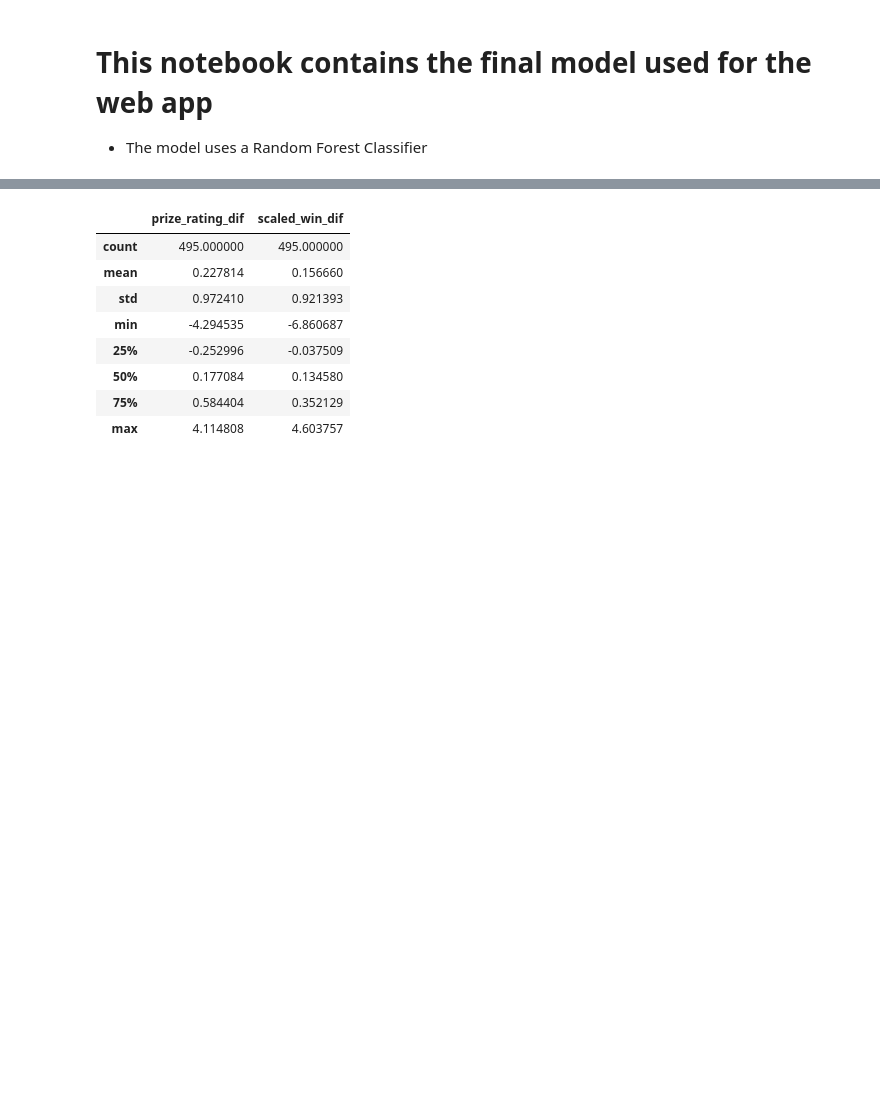
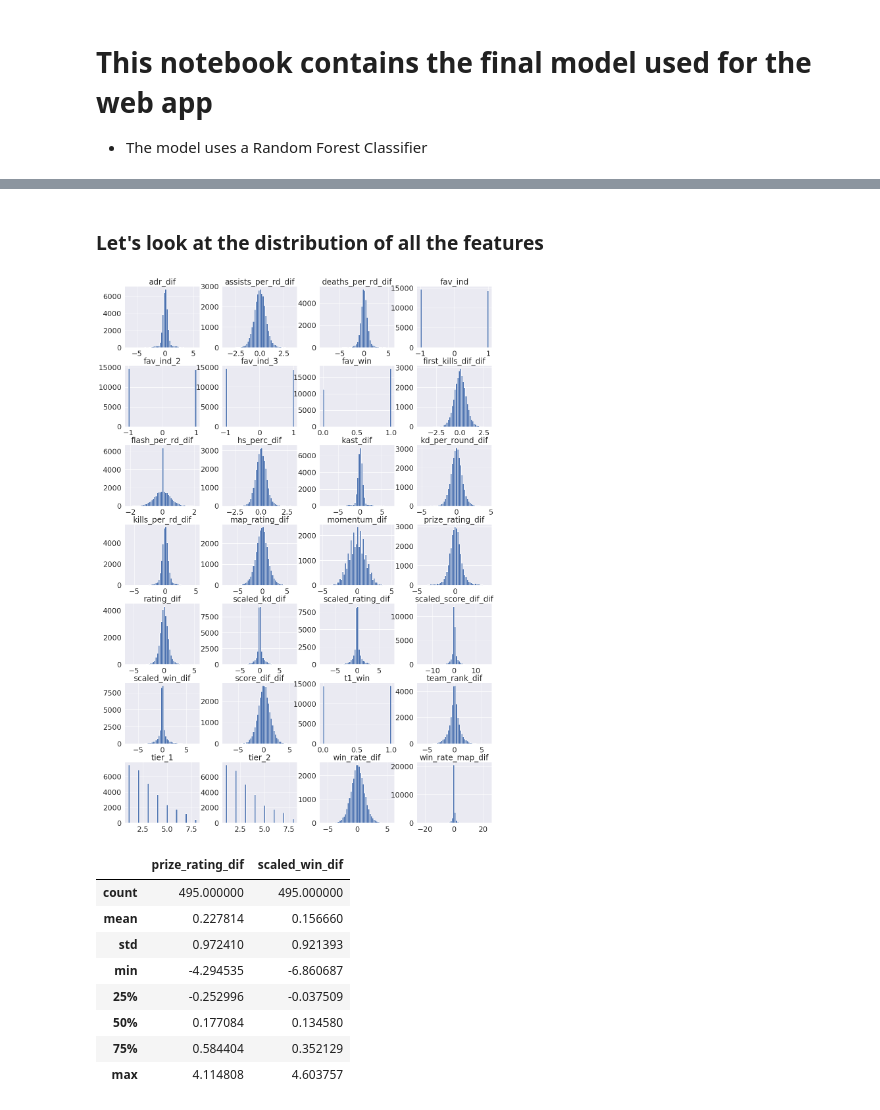
Before and after one commit to emmanuel-garza/insight-csgo, a Jupyter notebook: final_model.ipynb, the cells around one changed output, grey strips where cells are left out. Saved outputs shown, nothing was run; the diff lists cells and outputs as text; code cells hidden in the pictures; blank space fills up the shorter version.

```diff
--- a/final_model.ipynb
+++ b/final_model.ipynb
@@ -215,3 +175,12 @@ df_train.describe()
+# %% [markdown]
+### Let's look at the distribution of all the features
+# %%
+sns.set_style("whitegrid")
+sns.set(font_scale=2)
+
+ax = df_train.hist(figsize=(20,30),bins=50,layout=(7,4))
+# %% [output]
+[figure, added]
 # %%
 df_train[df_train['t1_win']==1][['prize_rating_dif','scaled_win_dif']].describe()
 # %% [output]
```
Also changed, not shown: parts of 18 cells of this notebook, 1 other file.
